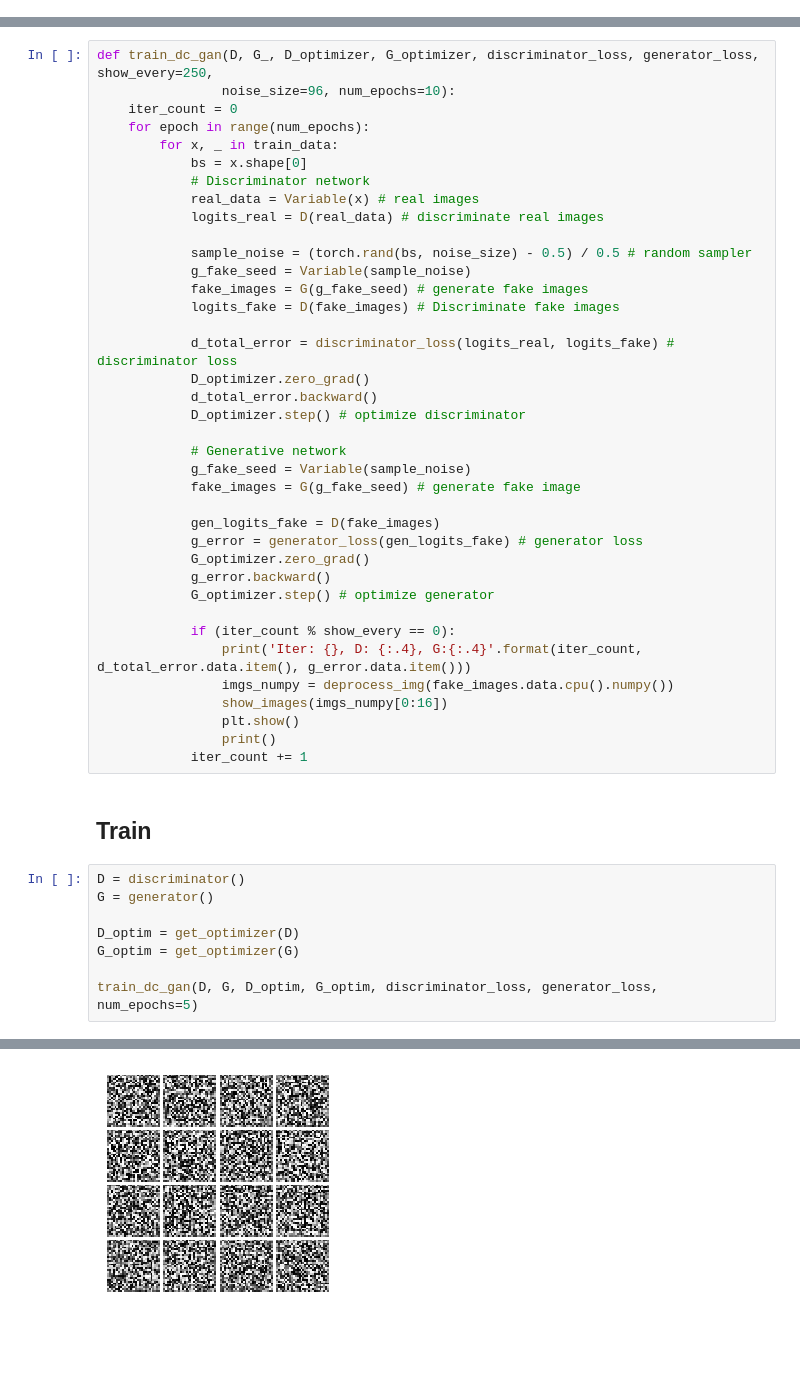
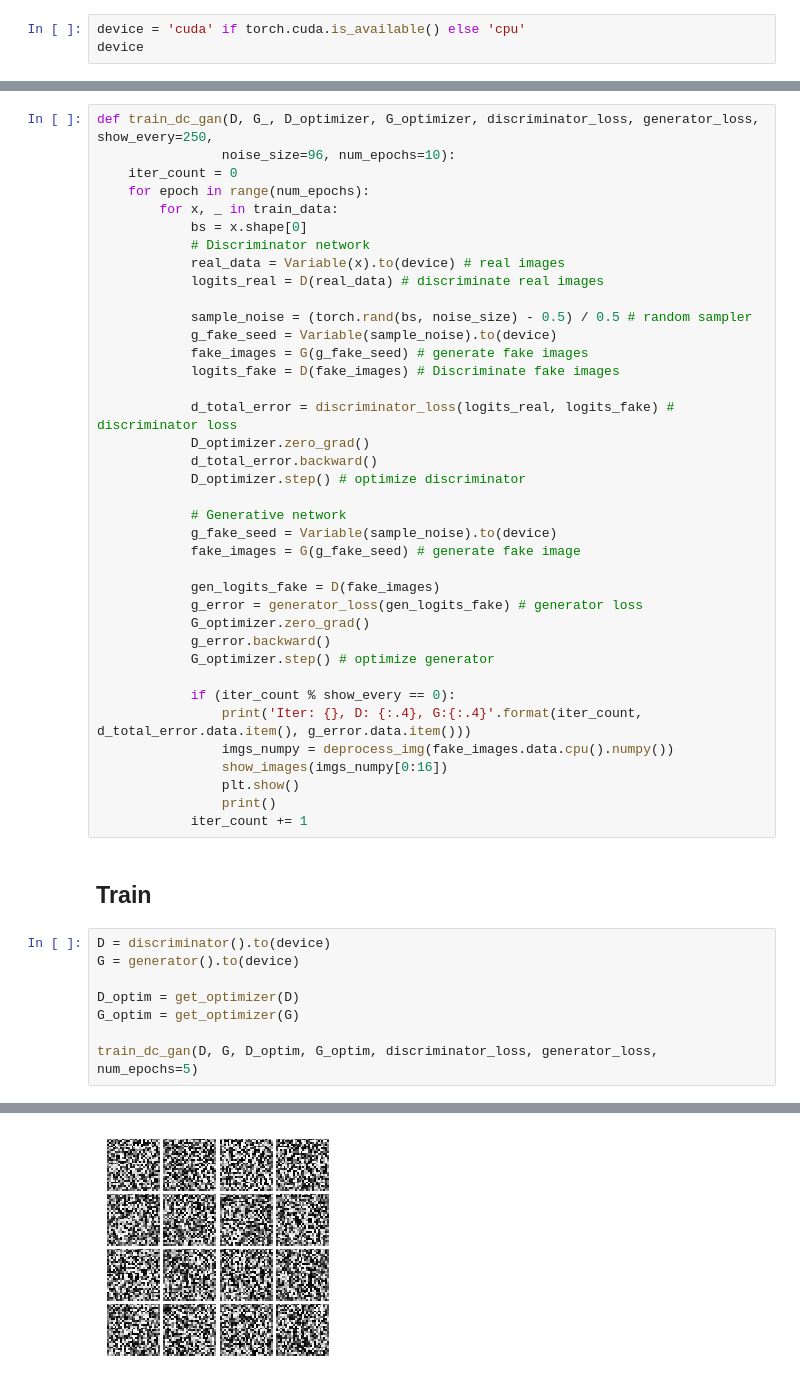
Before and after one commit to muh005/Deeply_Convolutional_Generative_Adversarial_Network, a Jupyter notebook: DCGAN.ipynb, the cells around one changed output, grey strips where cells are left out. Cells and saved outputs as stored; diff of their text form; blank space fills up the shorter version.

```diff
--- a/DCGAN.ipynb
+++ b/DCGAN.ipynb
@@ -84,3 +84,6 @@ imgs = deprocess_img(train_data.__iter__().next()[0].view(batch_size, 784)).nump
 show_images(imgs)
 # %% [output]
 [figure]
+# %%
+device = 'cuda' if torch.cuda.is_available() else 'cpu'
+device
@@ -186,11 +191,11 @@ def train_dc_gan(D, G_, D_optimizer, G_optimizer, discriminator_loss, generator_
         for x, _ in train_data:
             bs = x.shape[0]
             # Discriminator network
-            real_data = Variable(x) # real images
+            real_data = Variable(x).to(device) # real images
             logits_real = D(real_data) # discriminate real images
 
             sample_noise = (torch.rand(bs, noise_size) - 0.5) / 0.5 # random sampler
-            g_fake_seed = Variable(sample_noise)
+            g_fake_seed = Variable(sample_noise).to(device)
             fake_images = G(g_fake_seed) # generate fake images
             logits_fake = D(fake_images) # Discriminate fake images
 
@@ -200,7 +205,7 @@ def train_dc_gan(D, G_, D_optimizer, G_optimizer, discriminator_loss, generator_
             D_optimizer.step() # optimize discriminator
 
             # Generative network
-            g_fake_seed = Variable(sample_noise)
+            g_fake_seed = Variable(sample_noise).to(device)
             fake_images = G(g_fake_seed) # generate fake image
 
             gen_logits_fake = D(fake_images)
@@ -219,8 +224,8 @@ def train_dc_gan(D, G_, D_optimizer, G_optimizer, discriminator_loss, generator_
 # %% [markdown]
 ## Train
 # %%
-D = discriminator()
-G = generator()
+D = discriminator().to(device)
+G = generator().to(device)
 
 D_optim = get_optimizer(D)
 G_optim = get_optimizer(G)
@@ -231,2 +236,2 @@ Iter: 0, D: 1.398, G:1.291
-[figure, old version]
+[figure, new version]
 KeyboardInterrupt:
```
Also changed, not shown: parts of 2 cells of this notebook.
